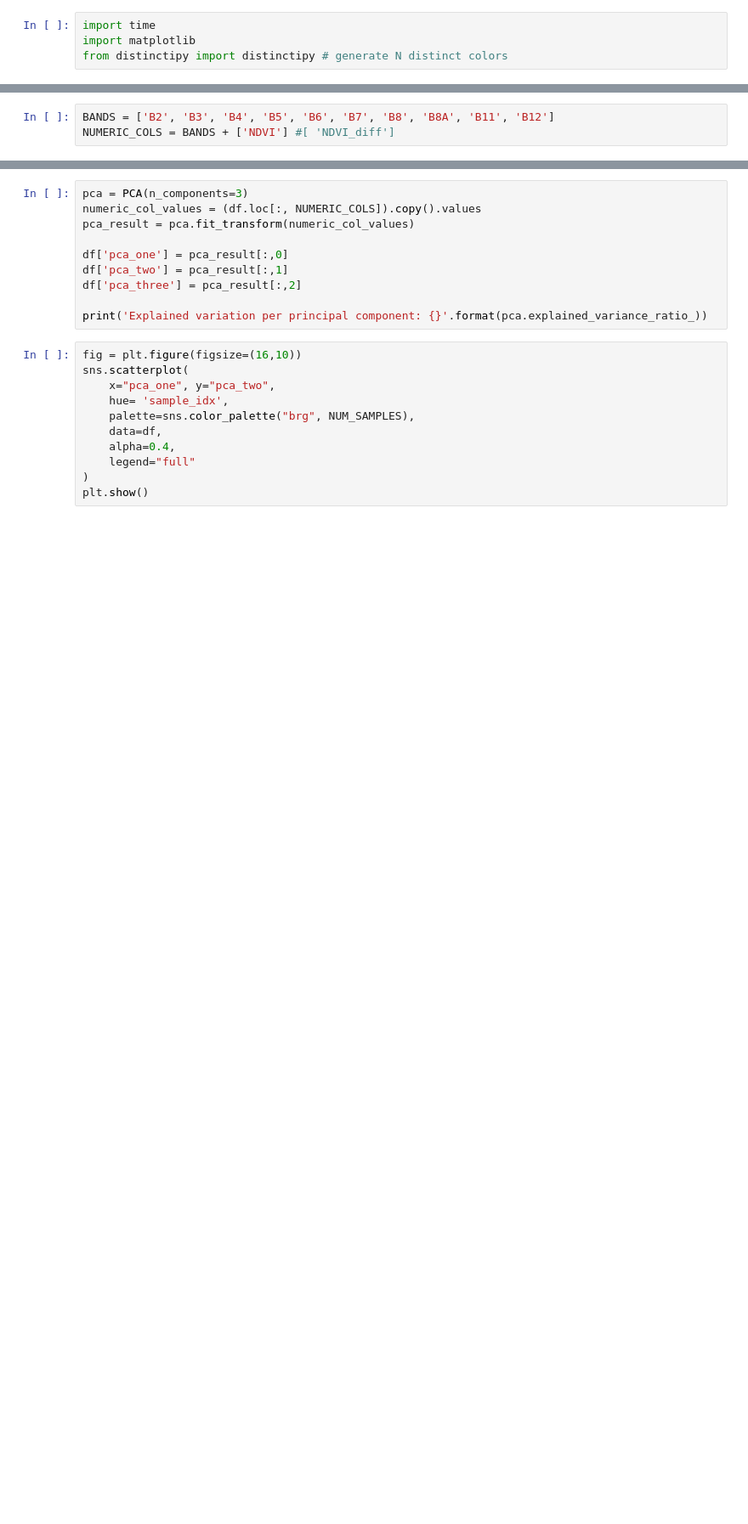
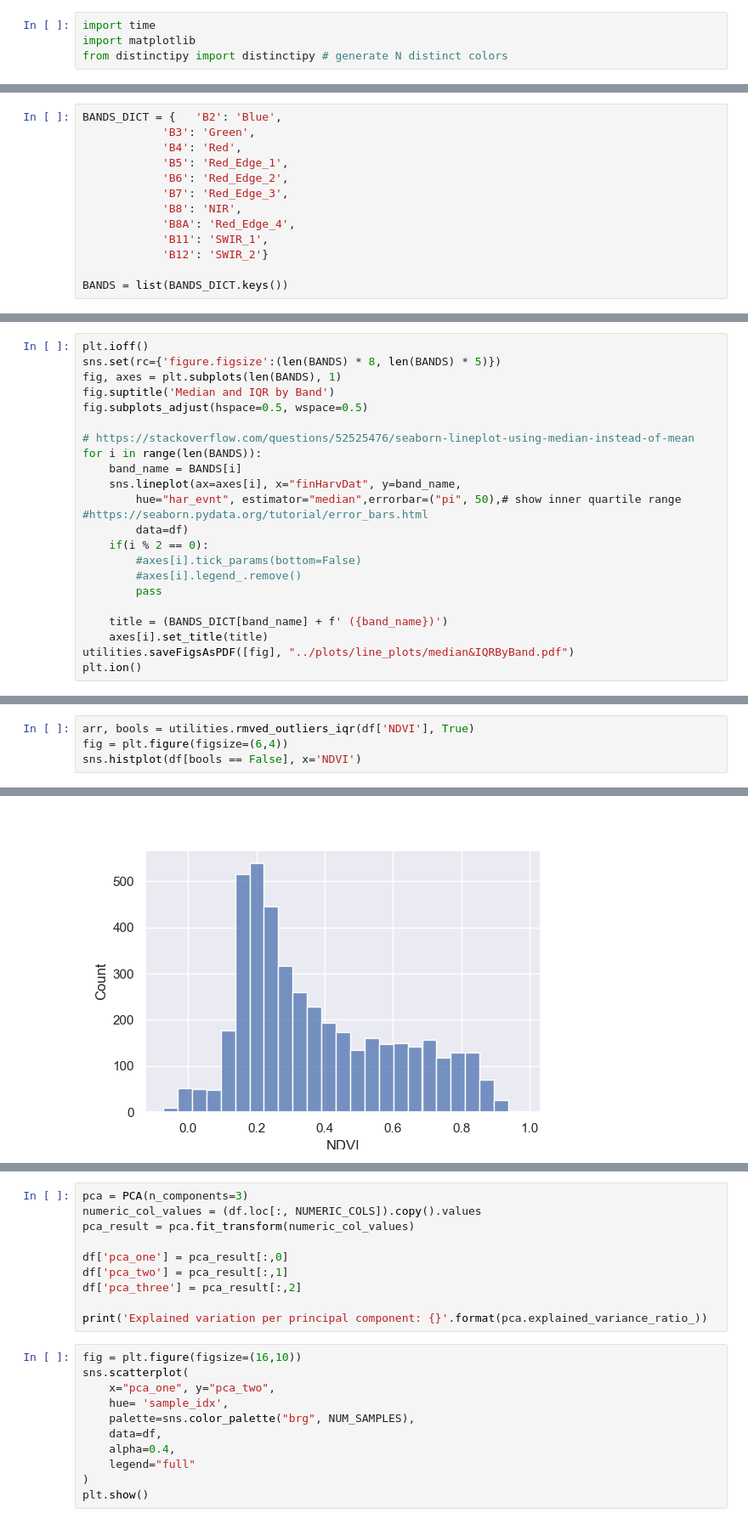
Before and after one commit to ta0a2000t/NASA_Harvest_repo, a Jupyter notebook: Harvest_Event_Detec/harvest_event_detec/learning_about_data.ipynb, the cells around one changed output, grey strips where cells are left out. Shown at 85% size. Drawn from its saved outputs; the diff is of its cells as text; blank space fills up the shorter version.

```diff
--- a/Harvest_Event_Detec/harvest_event_detec/learning_about_data.ipynb
+++ b/Harvest_Event_Detec/harvest_event_detec/learning_about_data.ipynb
@@ -23,6 +29,16 @@ from distinctipy import distinctipy # generate N distinct colors
 # %%
-BANDS = ['B2', 'B3', 'B4', 'B5', 'B6', 'B7', 'B8', 'B8A', 'B11', 'B12']
-NUMERIC_COLS = BANDS + ['NDVI'] #[ 'NDVI_diff']
+BANDS_DICT = {   'B2': 'Blue',
+            'B3': 'Green',
+            'B4': 'Red',
+            'B5': 'Red_Edge_1',
+            'B6': 'Red_Edge_2',
+            'B7': 'Red_Edge_3',
+            'B8': 'NIR',
+            'B8A': 'Red_Edge_4',
+            'B11': 'SWIR_1',
+            'B12': 'SWIR_2'}
+
+BANDS = list(BANDS_DICT.keys())
 # %%
 DF = geopandas.read_file('../data/merged_samples_gdf.geojson')
 DF.rename(columns = {'is_within_period':'har_evnt'}, inplace = True)
@@ -48,0 +217,22 @@ sns.boxplot(data=stretch_numeric_df, x="value", y="class", hue="har_evnt")
+# %%
+plt.ioff()
+sns.set(rc={'figure.figsize':(len(BANDS) * 8, len(BANDS) * 5)})
+fig, axes = plt.subplots(len(BANDS), 1)
+fig.suptitle('Median and IQR by Band')
+fig.subplots_adjust(hspace=0.5, wspace=0.5)
+
+# https://stackoverflow.com/questions/52525476/seaborn-lineplot-using-median-instead-of-mean
+for i in range(len(BANDS)):
+    band_name = BANDS[i]
+    sns.lineplot(ax=axes[i], x="finHarvDat", y=band_name,
+        hue="har_evnt", estimator="median",errorbar=("pi", 50),# show inner quartile range #https://seaborn.pydata.org/tutorial/error_bars.html
+        data=df)
+    if(i % 2 == 0):
+        #axes[i].tick_params(bottom=False)
+        #axes[i].legend_.remove()
+        pass
+
+    title = (BANDS_DICT[band_name] + f' ({band_name})')
+    axes[i].set_title(title)
+utilities.saveFigsAsPDF([fig], "../plots/line_plots/median&IQRByBand.pdf")
+plt.ion()
@@ -48,0 +286,5 @@ sns.boxplot(data=stretch_numeric_df, x="value", y="class", hue="har_evnt")
+# %%
+arr, bools = utilities.rmved_outliers_iqr(df['NDVI'], True)
+fig = plt.figure(figsize=(6,4))
+sns.histplot(df[bools == False], x='NDVI')
+# %% [output]
@@ -48,0 +292 @@ sns.boxplot(data=stretch_numeric_df, x="value", y="class", hue="har_evnt")
+[figure, added]
```
Also changed, not shown: parts of 26 cells of this notebook, 13 other files.
